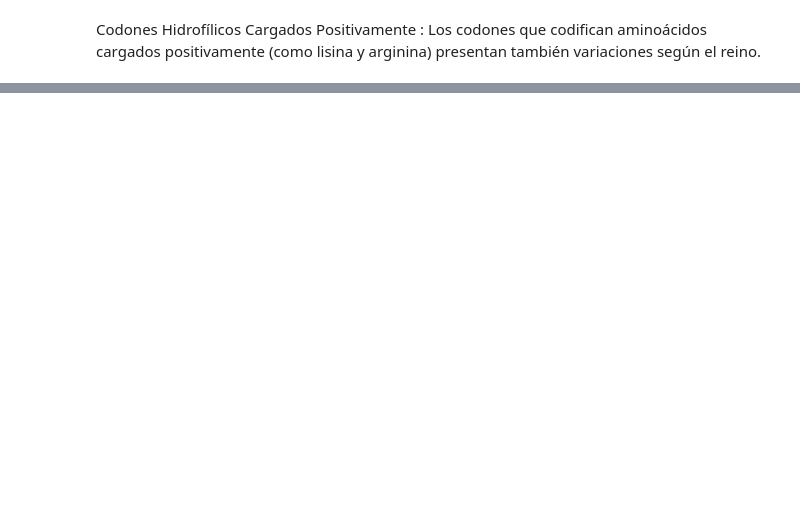
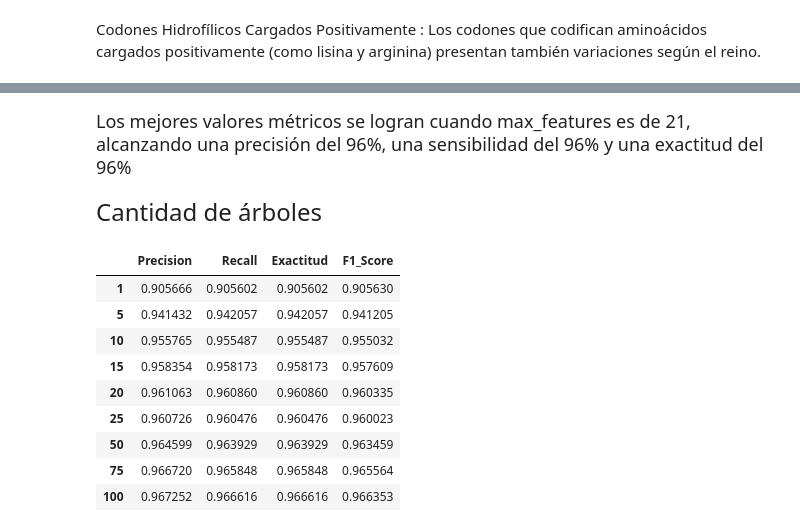
Before and after one commit to esconjaureguy/codon_usage, a Jupyter notebook: Predicción_Taxonómica_de_Especies_Usando_Frecuencias_de_Codones+_Esconajureguy_61190.ipynb, the cells around one changed output, grey strips where cells are left out. Saved outputs shown, nothing was run; the diff lists cells and outputs as text; code cells hidden in the pictures; blank space fills up the shorter version.

```diff
--- a/Predicción_Taxonómica_de_Especies_Usando_Frecuencias_de_Codones+_Esconajureguy_61190.ipynb
+++ b/Predicción_Taxonómica_de_Especies_Usando_Frecuencias_de_Codones+_Esconajureguy_61190.ipynb
@@ -698,0 +1061,48 @@ Los análisis univariado y bivariado ayudan a identificar patrones y relaciones
+# %% [markdown]
+<font size="4"> Los mejores valores métricos se logran cuando max_features es de 21, alcanzando una precisión del 96%, una sensibilidad del 96% y una exactitud del 96%
+# %% [markdown]
+<font size="5"> Cantidad de árboles
+# %%
+n_estimator = [ 1, 5, 10, 15, 20, 25, 50, 75, 100]# los valores que va a tomar n_stimator
+#creo listas para almacenar los valores de las métricas
+precisiones = []
+sensibilidades = []
+exactitudes = []
+f1_scores = []
+
+for n_estimators in n_estimator:
+    rf = RandomForestClassifier(random_state=1234, max_features=21, n_estimators=n_estimators)
+    rf.fit(X_train, y_train)  # Entrenamiento del modelo
+    y_predrf = rf.predict(X_test)  # Predicciones
+
+    # Medimos las métricas
+    accuracyrf = accuracy_score(y_test, y_predrf)  # Exactitud
+    precisionrf = precision_score(y_test, y_predrf, average='weighted')  # Precisión
+    recallrf = recall_score(y_test, y_predrf, average='weighted')  # Sensibilidad
+    f1rf = f1_score(y_test, y_predrf, average='weighted')  # F1 Score
+  # Agrego métricas a las listas
+    precisiones.append(precisionrf)
+    sensibilidades.append(recallrf)
+    exactitudes.append(accuracyrf)
+    f1_scores.append(f1rf)
+
+# Creo el DataFrame con los resultados
+df_resultados = pd.DataFrame({
+    'Precision': precisiones,
+    'Recall': sensibilidades,
+    'Exactitud': exactitudes,
+    'F1_Score': f1_scores
+}, index=n_estimator)
+
+df_resultados
+# %% [output]
+|  | Precision | Recall | Exactitud | F1_Score |
+| 1 | 0.905666 | 0.905602 | 0.905602 | 0.905630 |
+| 5 | 0.941432 | 0.942057 | 0.942057 | 0.941205 |
+| 10 | 0.955765 | 0.955487 | 0.955487 | 0.955032 |
+| 15 | 0.958354 | 0.958173 | 0.958173 | 0.957609 |
+| 20 | 0.961063 | 0.960860 | 0.960860 | 0.960335 |
+| 25 | 0.960726 | 0.960476 | 0.960476 | 0.960023 |
+| 50 | 0.964599 | 0.963929 | 0.963929 | 0.963459 |
+| 75 | 0.966720 | 0.965848 | 0.965848 | 0.965564 |
+| 100 | 0.967252 | 0.966616 | 0.966616 | 0.966353 |
```
Also changed, not shown: parts of 48 cells of this notebook.
